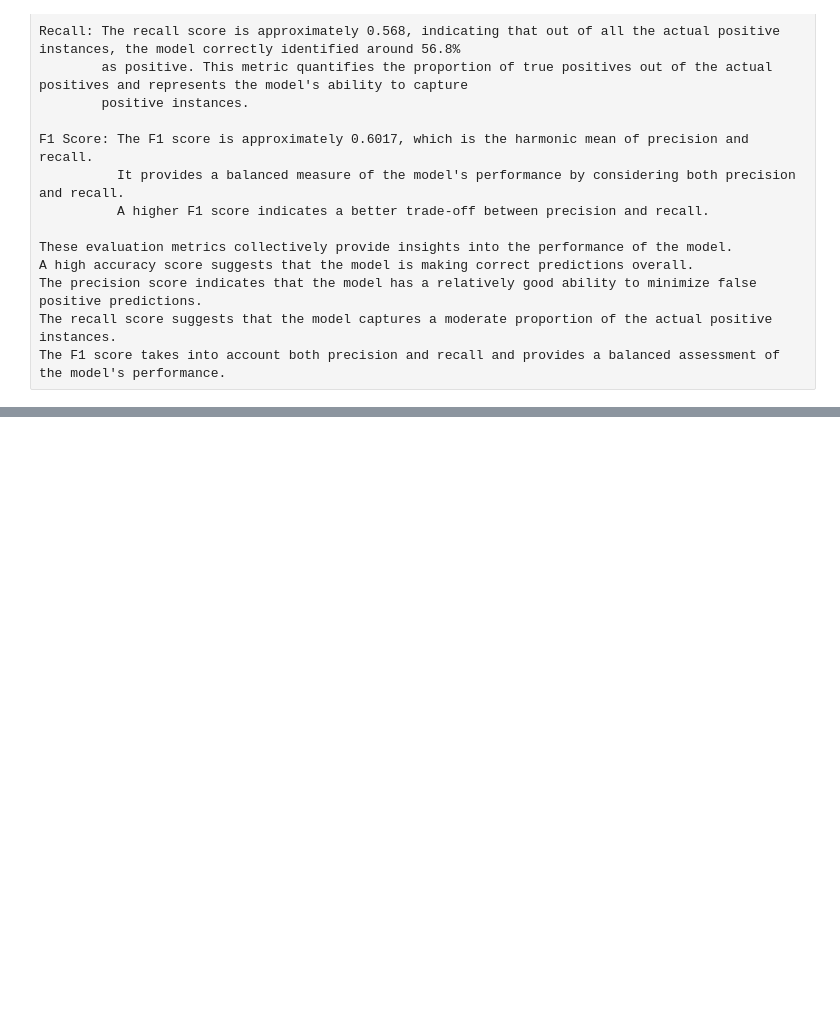
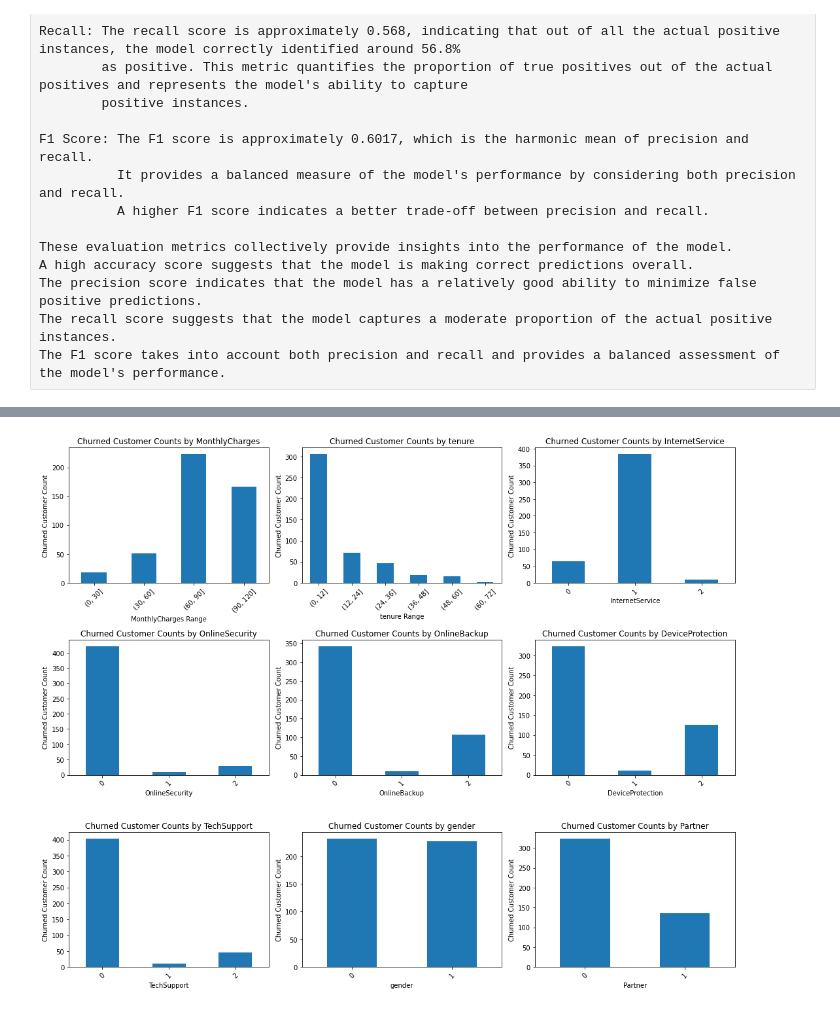
Before and after one commit to Aseye-Amedofu/Customer-churn-classification-project, a Jupyter notebook: LP2_Classification_Telco_customer_churn.ipynb, the cells around one changed output, grey strips where cells are left out. Drawn from its saved outputs; the diff is of its cells as text; code cells hidden in the pictures; blank space fills up the shorter version.

```diff
--- a/LP2_Classification_Telco_customer_churn.ipynb
+++ b/LP2_Classification_Telco_customer_churn.ipynb
@@ -1498,3 +1739,62 @@ The F1 score takes into account both precision and recall and provides a balance
+# %%
+# Define the features to plot and their corresponding bin ranges
+features_to_plot = {
+    'MonthlyCharges': [0, 30, 60, 90, 120],
+    'tenure': [0, 12, 24, 36, 48, 60, 72],
+    'InternetService': None,
+    'OnlineSecurity': None,
+    'OnlineBackup': None,
+    'DeviceProtection': None,
+    'TechSupport': None,
+    'gender': None,
+    'Partner': None
+}
+
+# Create subplots for the features
+fig, axes = plt.subplots(nrows=3, ncols=3, figsize=(15, 12))
+
+# Iterate over the features and create grouped bar plots
+for i, (feature, bins) in enumerate(features_to_plot.items()):
+    if i < 9:
+        row = i // 3
+        col = i % 3
+        ax = axes[row, col]
+    else:
+        break
+
+    churned_counts = churned_customer_counts[feature]  # Get churned customer counts for the feature
+
+    # Exclude features with empty plots
+    if churned_counts.empty and bins is None:
+        continue
+
+    # Bin the values into intervals if bins are specified
+    if bins is not None:
+        churned_counts_grouped = churned_counts.groupby(pd.cut(churned_counts.index, bins=bins)).sum()
+    else:
+        churned_counts_grouped = churned_counts
+
+    # Create the bar plot
+    churned_counts_grouped.plot(kind='bar', ax=ax)
+    ax.set_title(f"Churned Customer Counts by {feature}")
+    ax.set_xlabel(f"{feature} Range" if bins is not None else feature)
+    ax.set_ylabel("Churned Customer Count")
+    ax.tick_params(axis='x', rotation=45)
+
+# Remove empty subplots
+if len(features_to_plot) < 9:
+    for i in range(len(features_to_plot), 9):
+        row = i // 3
+        col = i % 3
+        fig.delaxes(axes[row, col])
+
+# Adjust the spacing between subplots
+plt.tight_layout()
+
+# Show the plots
+plt.show()
+# %% [output]
+[figure, added]
 # %% [raw]
 Conclusion
 
```
Also changed, not shown: parts of 12 cells of this notebook, 1 other file.
